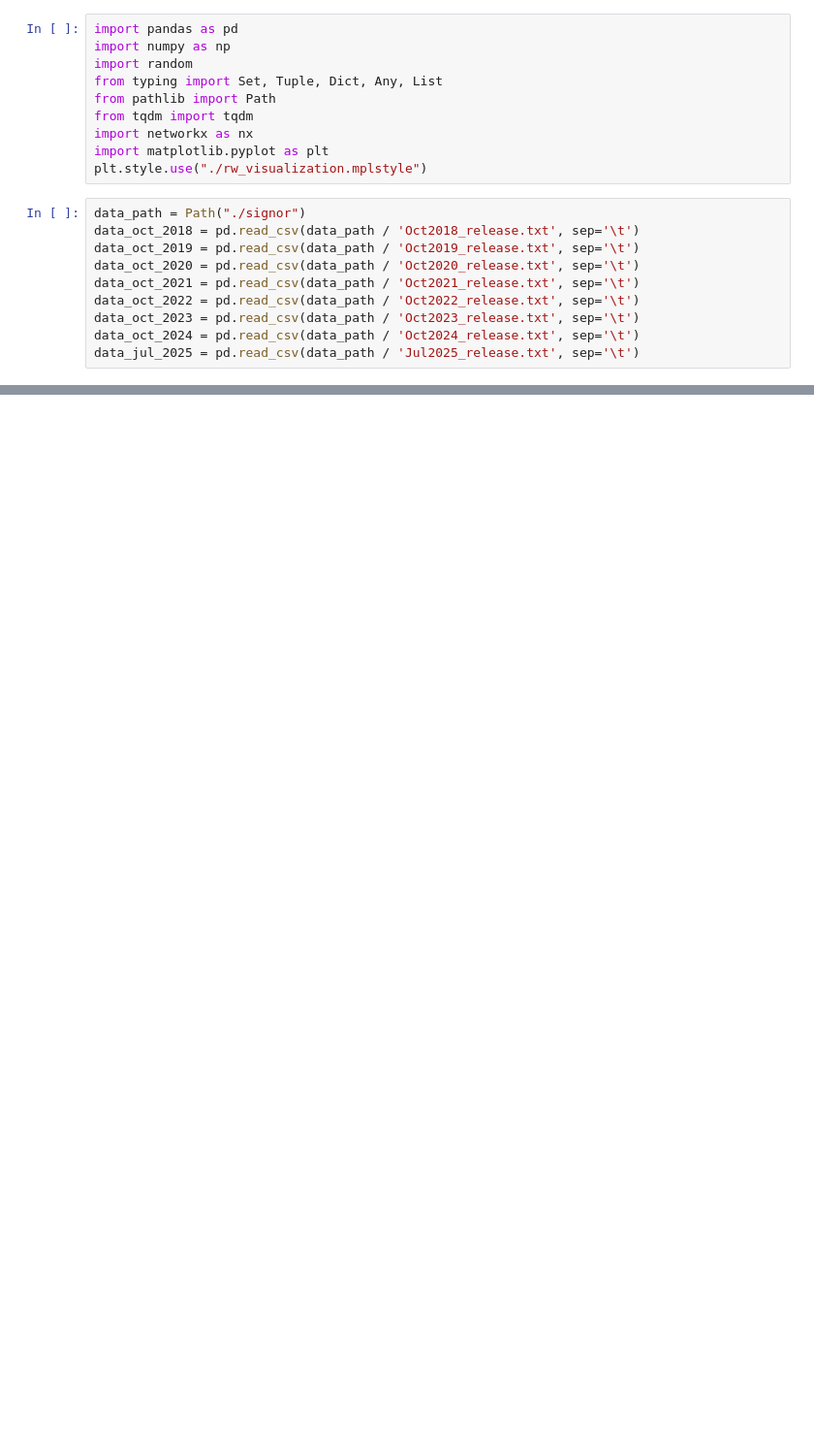
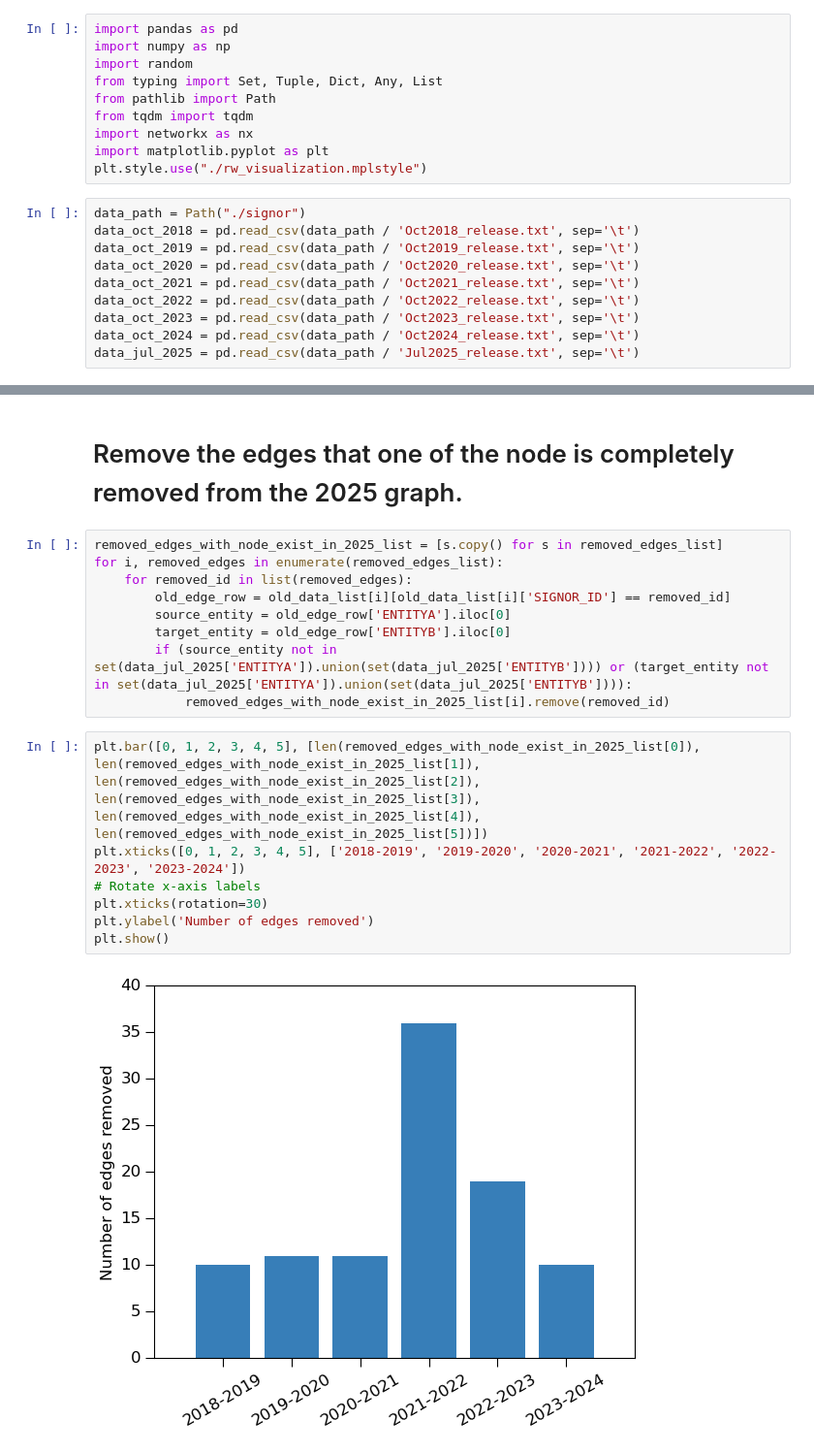
Before and after one commit to saezlab/ProClaim, a Jupyter notebook: grn_denoising/signor_negative_edges.ipynb, the cells around one changed output, grey strips where cells are left out. Shown at 97% size. Drawn from its saved outputs; the diff is of its cells as text; blank space fills up the shorter version.

```diff
--- a/grn_denoising/signor_negative_edges.ipynb
+++ b/grn_denoising/signor_negative_edges.ipynb
@@ -206,0 +157,20 @@ removed_nodes_2018_2019
+# %% [markdown]
+# Remove the edges that one of the node is completely removed from the 2025 graph.
+# %%
+removed_edges_with_node_exist_in_2025_list = [s.copy() for s in removed_edges_list]
+for i, removed_edges in enumerate(removed_edges_list):
+    for removed_id in list(removed_edges):
+        old_edge_row = old_data_list[i][old_data_list[i]['SIGNOR_ID'] == removed_id]
+        source_entity = old_edge_row['ENTITYA'].iloc[0]
+        target_entity = old_edge_row['ENTITYB'].iloc[0]
+        if (source_entity not in set(data_jul_2025['ENTITYA']).union(set(data_jul_2025['ENTITYB']))) or (target_entity not in set(data_jul_2025['ENTITYA']).union(set(data_jul_2025['ENTITYB']))):
+            removed_edges_with_node_exist_in_2025_list[i].remove(removed_id)
+# %%
+plt.bar([0, 1, 2, 3, 4, 5], [len(removed_edges_with_node_exist_in_2025_list[0]), len(removed_edges_with_node_exist_in_2025_list[1]), len(removed_edges_with_node_exist_in_2025_list[2]), len(removed_edges_with_node_exist_in_2025_list[3]), len(removed_edges_with_node_exist_in_2025_list[4]), len(removed_edges_with_node_exist_in_2025_list[5])])
+plt.xticks([0, 1, 2, 3, 4, 5], ['2018-2019', '2019-2020', '2020-2021', '2021-2022', '2022-2023', '2023-2024'])
+# Rotate x-axis labels
+plt.xticks(rotation=30)
+plt.ylabel('Number of edges removed')
+plt.show()
+# %% [output]
+[figure, added]
```
Also changed, not shown: parts of 34 cells of this notebook.
